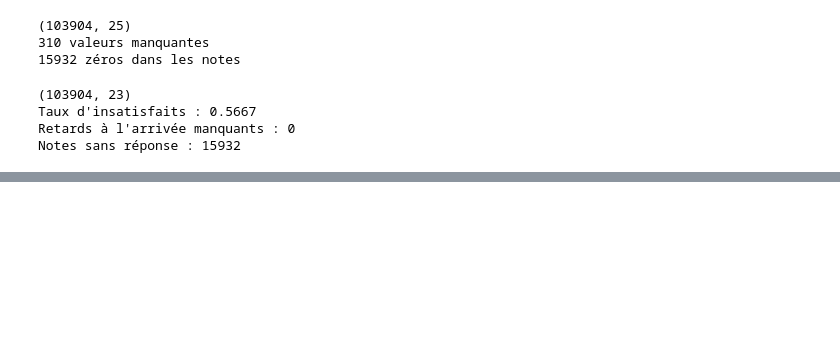
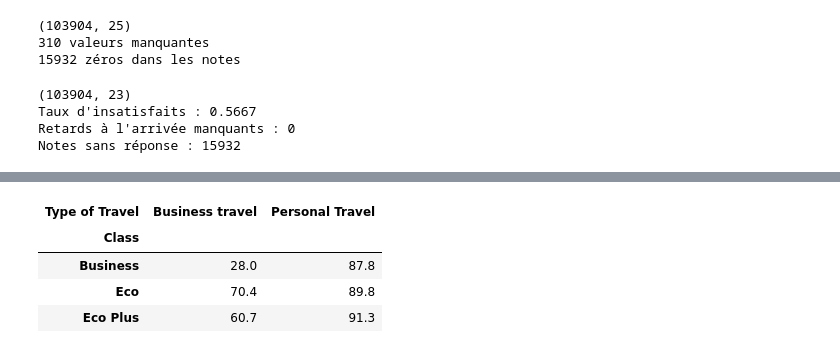
Before and after one commit to Liliedmgs/Rush-3, a Jupyter notebook: notebooks/01_exploration.ipynb, the cells around one changed output, grey strips where cells are left out. Drawn from its saved outputs; the diff is of its cells as text; code cells hidden in the pictures; blank space fills up the shorter version.

```diff
--- a/notebooks/01_exploration.ipynb
+++ b/notebooks/01_exploration.ipynb
@@ -29,0 +129,9 @@ df.to_csv(RACINE / "data_clean" / "train_clean.csv", index=False)
+# %%
+croise = df.pivot_table(index="Class", columns="Type of Travel", values="insatisfait", aggfunc="mean") * 100
+croise.round(1)
+# %% [output]
+| Type of Travel | Business travel | Personal Travel |
+| Class |  |  |
+| Business | 28.0 | 87.8 |
+| Eco | 70.4 | 89.8 |
+| Eco Plus | 60.7 | 91.3 |
```
Also changed, not shown: parts of 8 cells of this notebook, 2 other files.
